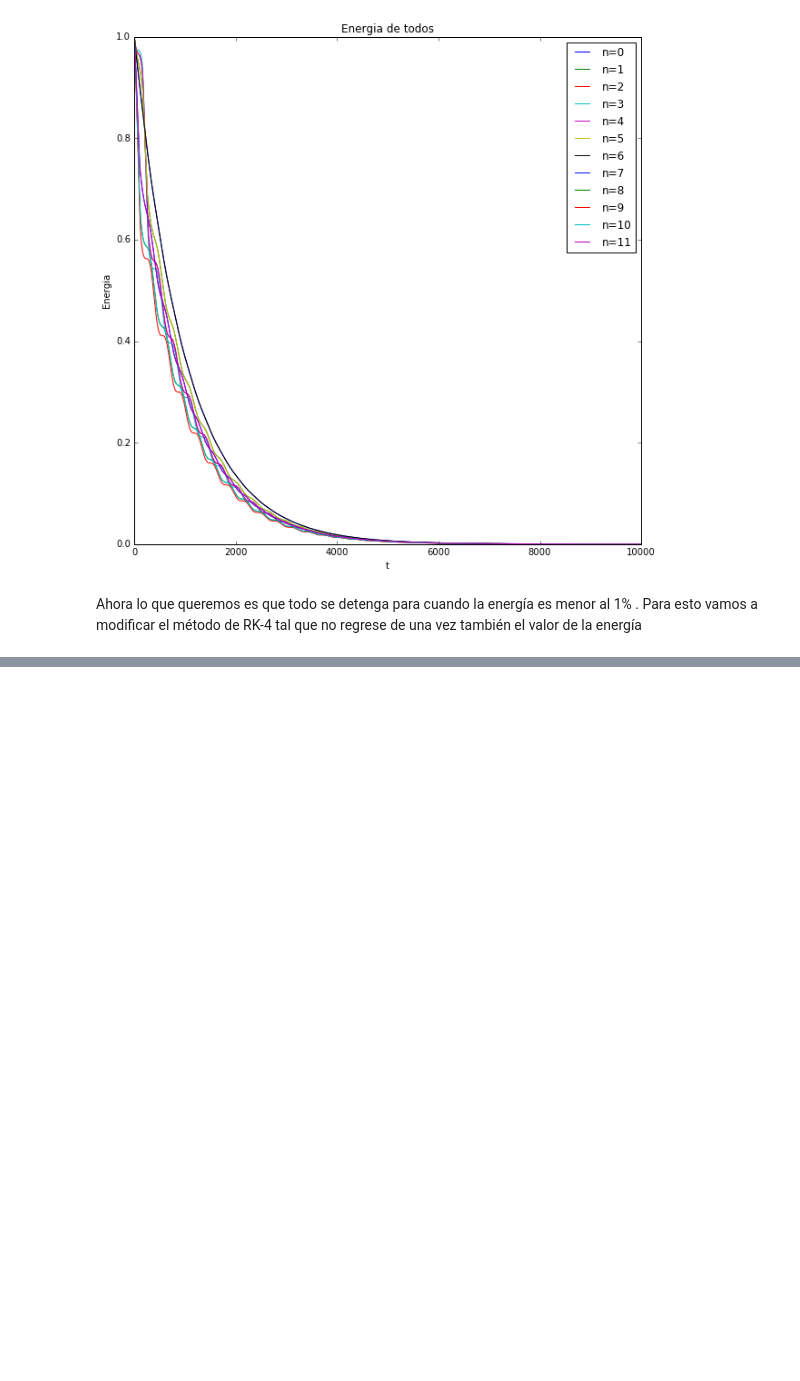
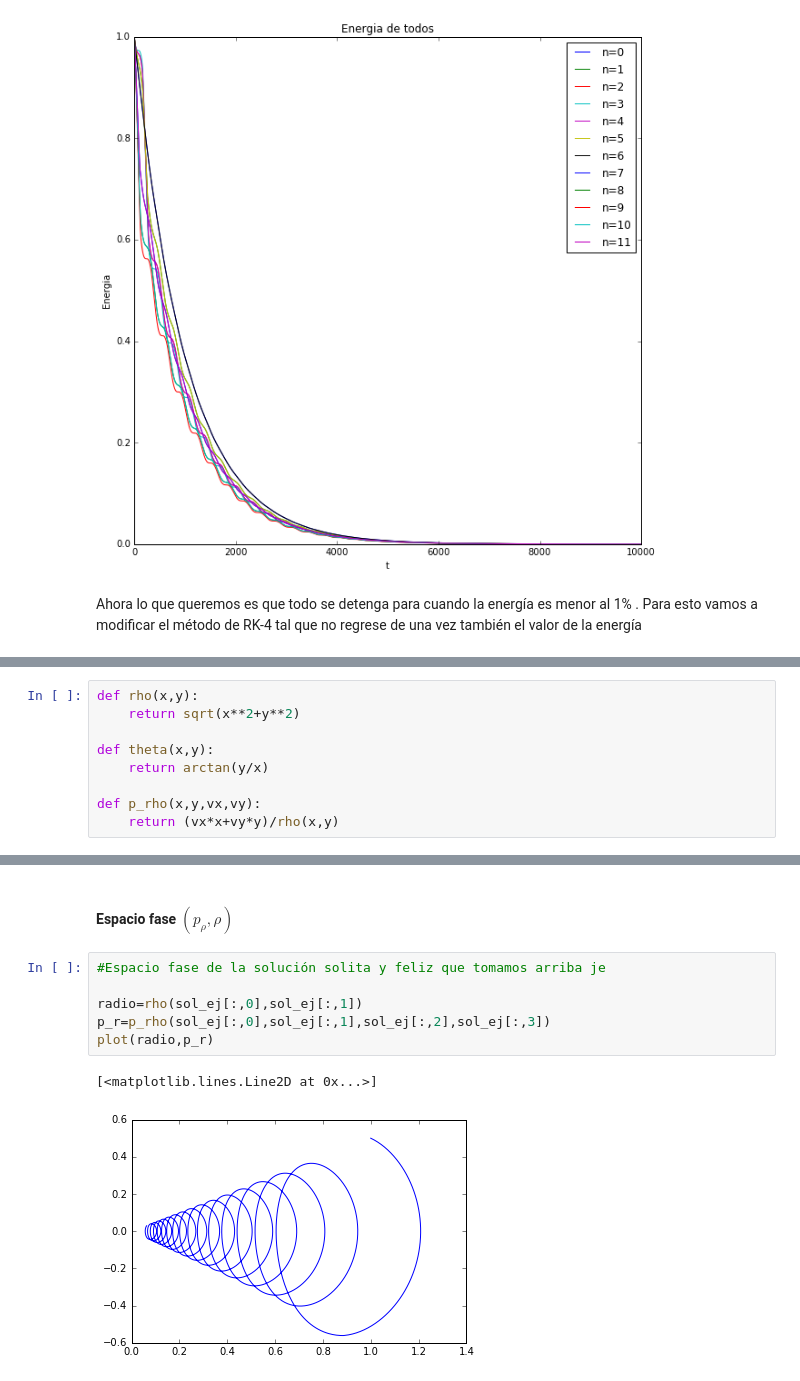
Before and after one commit to plascurain/fisicacomputacional, a Jupyter notebook: tareas/tareaexamen_1/Problema_1.ipynb, the cells around one changed output, grey strips where cells are left out. Drawn from its saved outputs; the diff is of its cells as text; blank space fills up the shorter version.

```diff
--- a/tareas/tareaexamen_1/Problema_1.ipynb
+++ b/tareas/tareaexamen_1/Problema_1.ipynb
@@ -306,0 +323,9 @@ show()
+# %%
+def rho(x,y):
+    return sqrt(x**2+y**2)
+
+def theta(x,y):
+    return arctan(y/x)
+
+def p_rho(x,y,vx,vy):
+    return (vx*x+vy*y)/rho(x,y)
@@ -306,0 +360,11 @@ show()
+# %% [markdown]
+#### Espacio fase $(p_\rho , \rho)$
+# %%
+#Espacio fase de la solución solita y feliz que tomamos arriba je
+
+radio=rho(sol_ej[:,0],sol_ej[:,1])
+p_r=p_rho(sol_ej[:,0],sol_ej[:,1],sol_ej[:,2],sol_ej[:,3])
+plot(radio,p_r)
+# %% [output]
+[<matplotlib.lines.Line2D at 0x...>]
+[figure, added]
```
Also changed, not shown: parts of 8 cells of this notebook.
